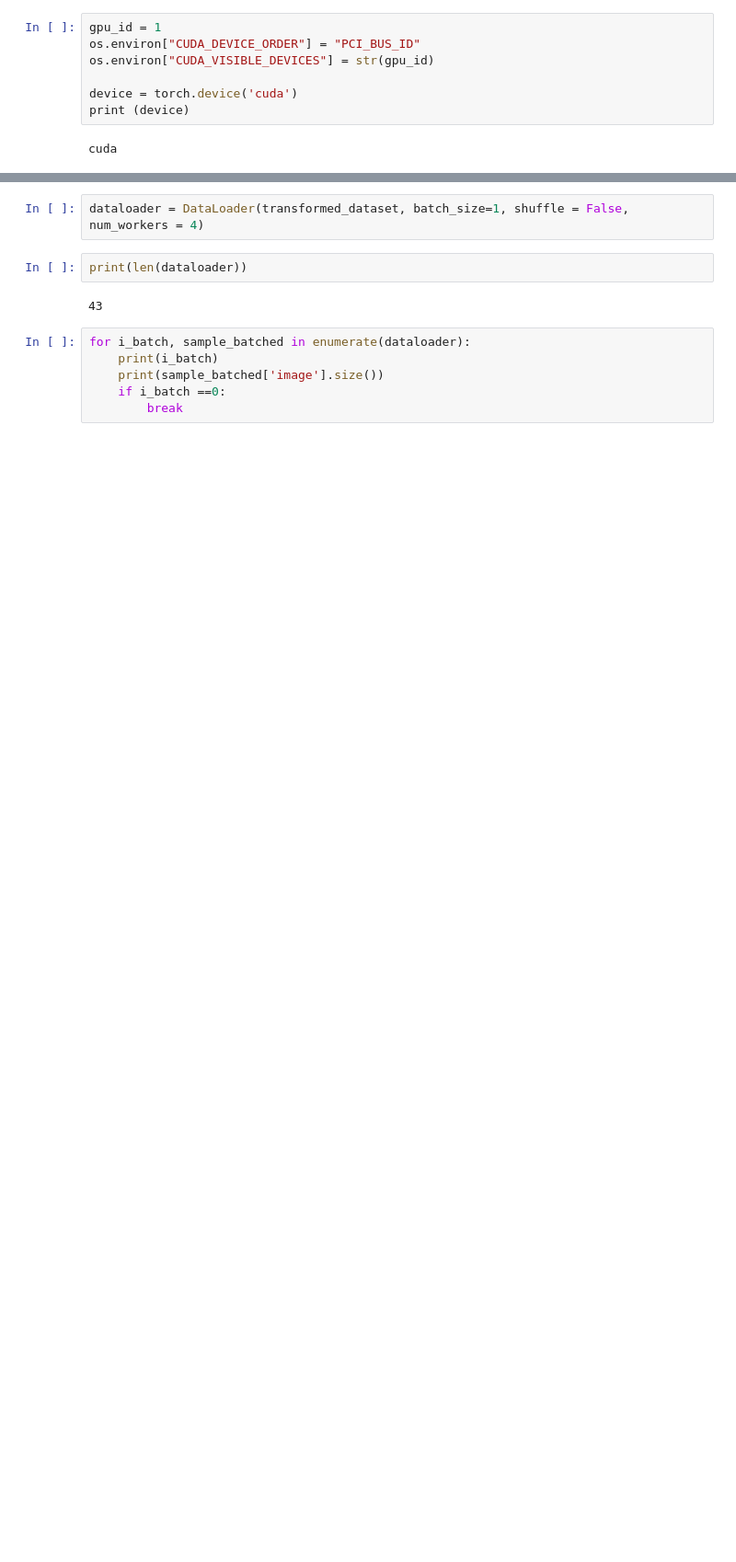
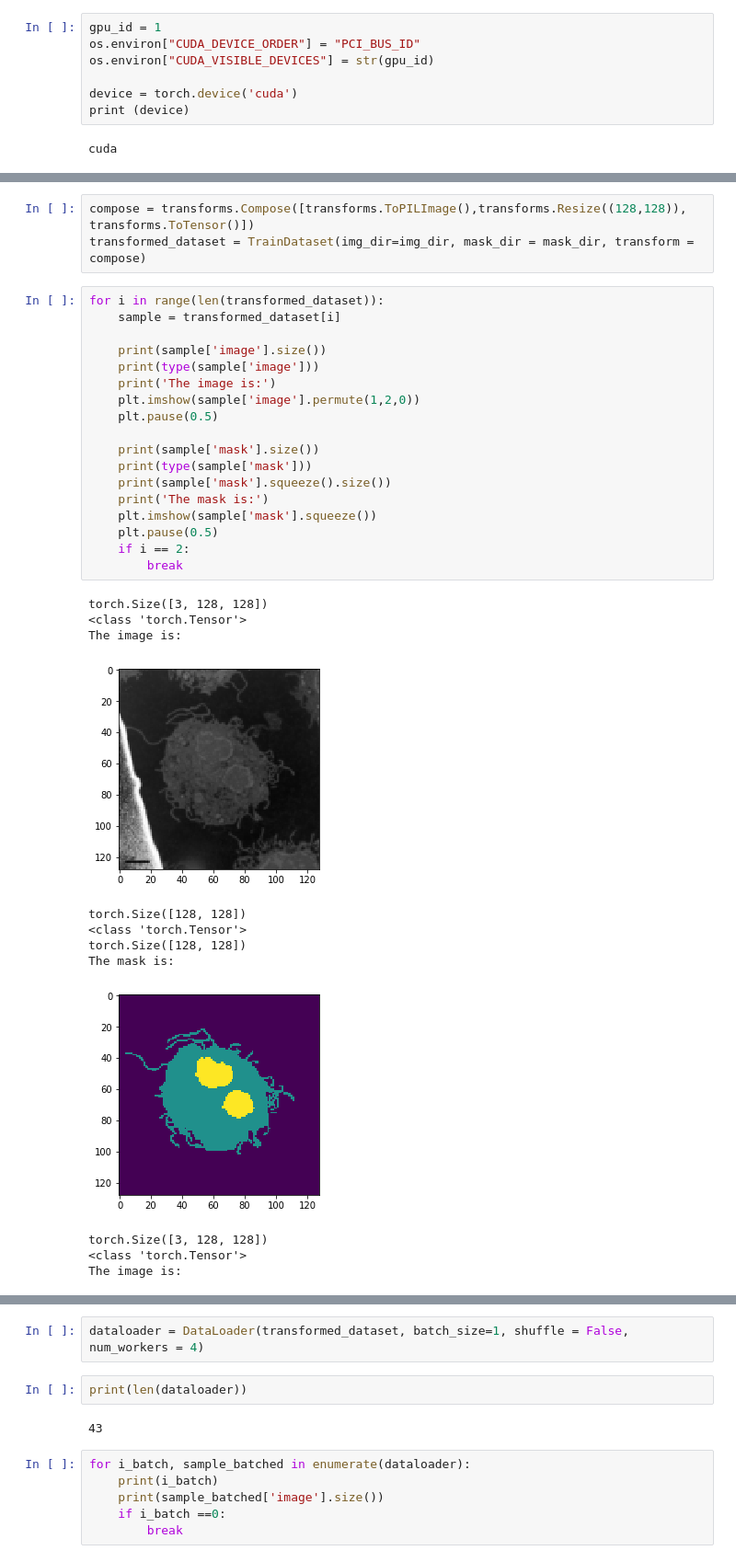
Before and after one commit to xysong1201/MRIImage_segmentation, a Jupyter notebook: unet_BMCC.ipynb, the cells around one changed output, grey strips where cells are left out. Shown at 92% size. Saved outputs shown, nothing was run; the diff lists cells and outputs as text; blank space fills up the shorter version.

```diff
--- a/unet_BMCC.ipynb
+++ b/unet_BMCC.ipynb
@@ -223,0 +238,34 @@ for i in range(len(transformed_dataset)):
+# %%
+compose = transforms.Compose([transforms.ToPILImage(),transforms.Resize((128,128)), transforms.ToTensor()])
+transformed_dataset = TrainDataset(img_dir=img_dir, mask_dir = mask_dir, transform = compose)
+# %%
+for i in range(len(transformed_dataset)):
+    sample = transformed_dataset[i]
+
+    print(sample['image'].size())
+    print(type(sample['image']))
+    print('The image is:')
+    plt.imshow(sample['image'].permute(1,2,0))
+    plt.pause(0.5)
+
+    print(sample['mask'].size())
+    print(type(sample['mask']))
+    print(sample['mask'].squeeze().size())
+    print('The mask is:')
+    plt.imshow(sample['mask'].squeeze())
+    plt.pause(0.5)
+    if i == 2:
+        break
+# %% [output]
+torch.Size([3, 128, 128])
+<class 'torch.Tensor'>
+The image is:
+[figure, added]
+torch.Size([128, 128])
+<class 'torch.Tensor'>
+torch.Size([128, 128])
+The mask is:
+[figure, added]
+torch.Size([3, 128, 128])
+<class 'torch.Tensor'>
+The image is:
```
Also changed, not shown: parts of 35 cells of this notebook, 1 other file.
